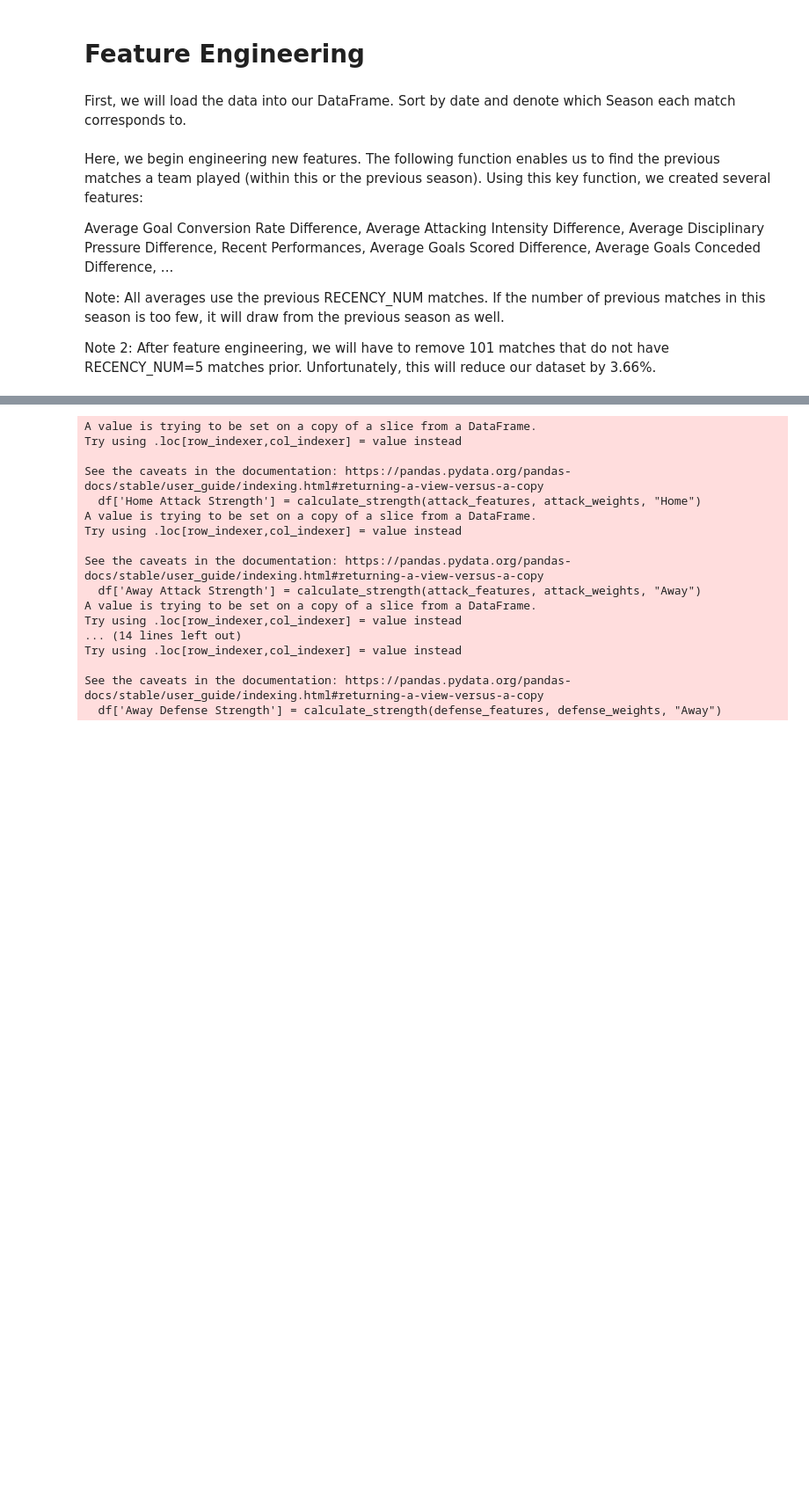
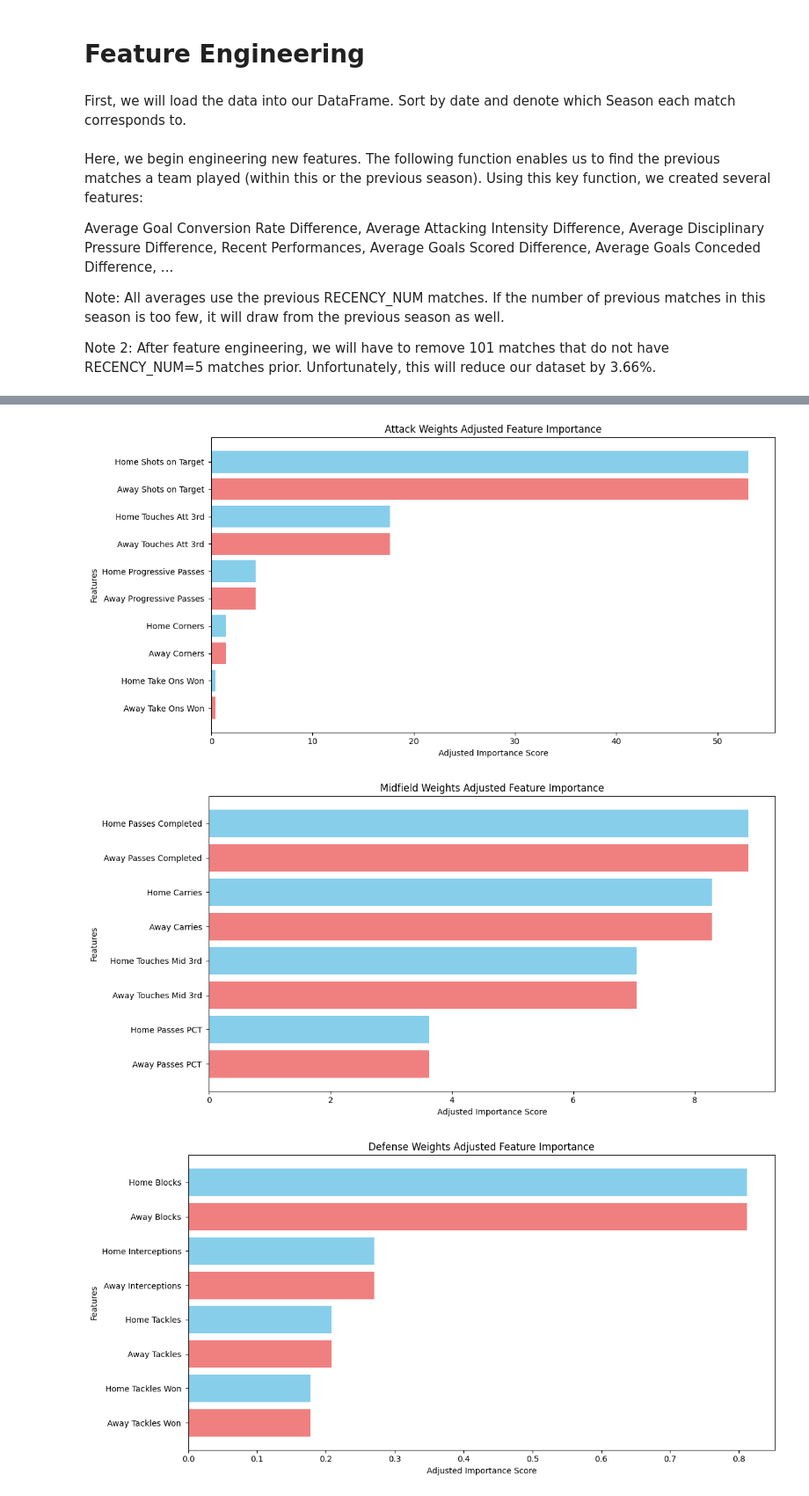
Before and after one commit to urasil/football-prediction, a Jupyter notebook: final_data_selection.ipynb, the cells around one changed output, grey strips where cells are left out. Shown: that part at 88% size. Drawn from its saved outputs; the diff is of its cells as text; code cells hidden in the pictures; blank space fills up the shorter version.

Commit message:
improved final_data_selection readability slightly

```diff
--- a/final_data_selection.ipynb
+++ b/final_data_selection.ipynb
@@ -735,6 +274,25 @@ def adjust_feature_weights(features, chi2_df):
 
     return final_weights
 
+def plot_adjusted_features(weights, title):
+    # prepare data for plotting
+    features = list(weights.keys())
+    importance = list(weights.values())
+
+    # create the plot
+    plt.figure(figsize=(12, 6))
+    colours = ['skyblue' if 'Home' in feature else 'lightcoral' for feature in features]
+    plt.barh(features, importance, color=colours)
+
+    # customize the plot
+    plt.xlabel('Adjusted Importance Score')
+    plt.ylabel('Features')
+    plt.title(title)
+    plt.gca().invert_yaxis()  # highest scores at the top
+    plt.tight_layout()
+    plt.tick_params(axis="y", pad=5, labelsize=10)  # adjust y-axis label size for better visibility
+    plt.show()
+
 
 def create_strength_features_separate(df, chi2_df):
     # Define feature pairs for each group
@@ -758,50 +316,40 @@ def create_strength_features_separate(df, chi2_df):
         ("Home Interceptions", "Away Interceptions")
     ]
 
     # Adjust weights for each group
     attack_weights = adjust_feature_weights(attack_features, chi2_df)
     midfield_weights = adjust_feature_weights(midfield_features, chi2_df)
     defense_weights = adjust_feature_weights(defense_features, chi2_df)
 
+    plot_adjusted_features(attack_weights, "Attack Weights Adjusted Feature Importance")
+    plot_adjusted_features(midfield_weights, "Midfield Weights Adjusted Feature Importance")
+    plot_adjusted_features(defense_weights, "Defense Weights Adjusted Feature Importance")
+
     # Calculate strength scores for Home and Away
     def calculate_strength(feature_pairs, weights, team_type):
         strength_score = 0
         for home_feature, away_feature in feature_pairs:
             feature = home_feature if team_type == "Home" else away_feature
             strength_score += df[feature] * weights[feature]
         return strength_score
 
     # Compute Home and Away strengths for Attack, Midfield, and Defense
     df['Home Attack Strength'] = calculate_strength(attack_features, attack_weights, "Home")
     df['Away Attack Strength'] = calculate_strength(attack_features, attack_weights, "Away")
     df['Home Midfield Strength'] = calculate_strength(midfield_features, midfield_weights, "Home")
     df['Away Midfield Strength'] = calculate_strength(midfield_features, midfield_weights, "Away")
     df['Home Defense Strength'] = calculate_strength(defense_features, defense_weights, "Home")
     df['Away Defense Strength'] = calculate_strength(defense_features, defense_weights, "Away")
 
     return df
 
 
 
 strength_df = create_strength_features_separate(new_df, chi2_df)
 # %% [output]
-A value is trying to be set on a copy of a slice from a DataFrame.
-Try using .loc[row_indexer,col_indexer] = value instead
-
-See the caveats in the documentation: https://pandas.pydata.org/pandas-docs/stable/user_guide/indexing.html#returning-a-view-versus-a-copy
-  df['Home Attack Strength'] = calculate_strength(attack_features, attack_weights, "Home")
-A value is trying to be set on a copy of a slice from a DataFrame.
-Try using .loc[row_indexer,col_indexer] = value instead
-
-See the caveats in the documentation: https://pandas.pydata.org/pandas-docs/stable/user_guide/indexing.html#returning-a-view-versus-a-copy
-  df['Away Attack Strength'] = calculate_strength(attack_features, attack_weights, "Away")
-A value is trying to be set on a copy of a slice from a DataFrame.
-Try using .loc[row_indexer,col_indexer] = value instead
-... (14 lines left out)
-Try using .loc[row_indexer,col_indexer] = value instead
-
-See the caveats in the documentation: https://pandas.pydata.org/pandas-docs/stable/user_guide/indexing.html#returning-a-view-versus-a-copy
-  df['Away Defense Strength'] = calculate_strength(defense_features, defense_weights, "Away")
+[figure, added]
+[figure, added]
+[figure, added]
 # %%
 def avg_stats_last_x_games(df):
 
```
Also changed, not shown: parts of 22 cells of this notebook, 1 other file.
